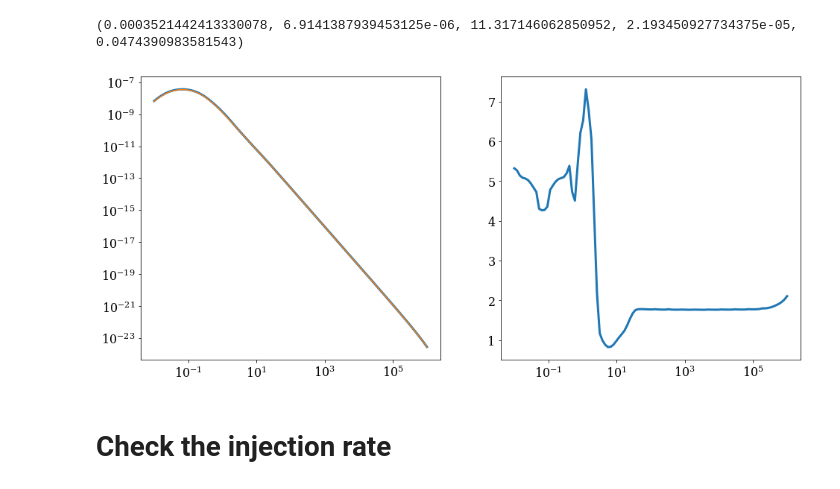
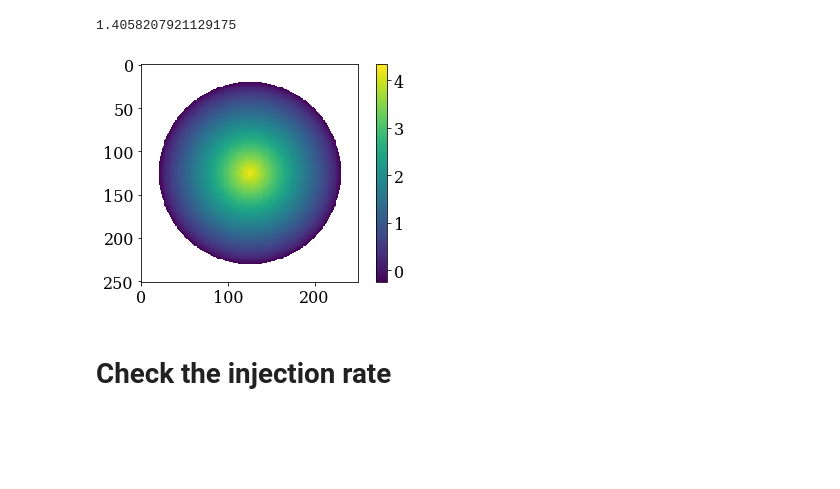
Before and after one commit to renlliang3/ClusterModel, a Jupyter notebook: notebook/model_dev_parameters.ipynb, the cells around one changed output. Cells and saved outputs as stored; diff of their text form; code cells hidden in the pictures; blank space fills up the shorter version.

Commit message:
include observables: IC, neutrinos, synch

```diff
--- a/notebook/model_dev_parameters.ipynb
+++ b/notebook/model_dev_parameters.ipynb
@@ -34,7 +35,9 @@ clust.helium_mass_fraction = 0.0
 clust.abundance = 0.0
 clust.Epmax = 1e7*u.GeV
 
-clust.Npt_per_decade_integ = 30
+clust.R_truncation = 1.6*u.Mpc
+
+clust.Npt_per_decade_integ = 10
 # %% [output]
 =====================================================================
                       ___   __    ___   __   __
@@ -81,19 +60,13 @@ energy2, dN_dEdSdt2 = clust.get_gamma_spectrum2(energy=np.logspace(-2,5,100)*u.G
-# %%
-type_integral = 'cylindrical'
-energy, dN_dEdSdt = clust.get_gamma_spectrum(type_integral=type_integral)
-energy2, dN_dEdSdt2 = clust.get_gamma_spectrum2(type_integral=type_integral)
-# %% [output]
-(0.0003521442413330078, 6.9141387939453125e-06, 11.317146062850952, 2.193450927734375e-05, 0.0474390983581543)
-# %%
-plt.figure(2, figsize=(15,7))
-plt.subplot(121)
-plt.loglog(energy.to('GeV'), dN_dEdSdt.to('GeV-1 s-1 cm-2'), linewidth=3)
-plt.loglog(energy2.to('GeV'), dN_dEdSdt2.to('GeV-1 s-1 cm-2'))
-plt.subplot(122)
-plt.plot(energy.to('GeV'), 100*(dN_dEdSdt.to('GeV-1 s-1 cm-2')-dN_dEdSdt2.to('GeV-1 s-1 cm-2'))/dN_dEdSdt.to('GeV-1 s-1 cm-2'), linewidth=3)
-plt.xscale('log')
-# %% [output]
-[figure, removed]
+# %%
+m = clust.get_synchrotron_map(Normalize=True, Rmax=0.5*u.Mpc)
+# %%
+plt.imshow(np.log10(m.value))
+plt.colorbar()
+header = clust.get_map_header()
+map_tools.get_map_norm(m.to_value('sr-1'), header)
+# %% [output]
+1.4058207921129175
+[figure, added]
 # %% [markdown]
 # Check the injection rate
 # %%
```
Also changed, not shown: parts of 7 cells of this notebook, 6 other files.
